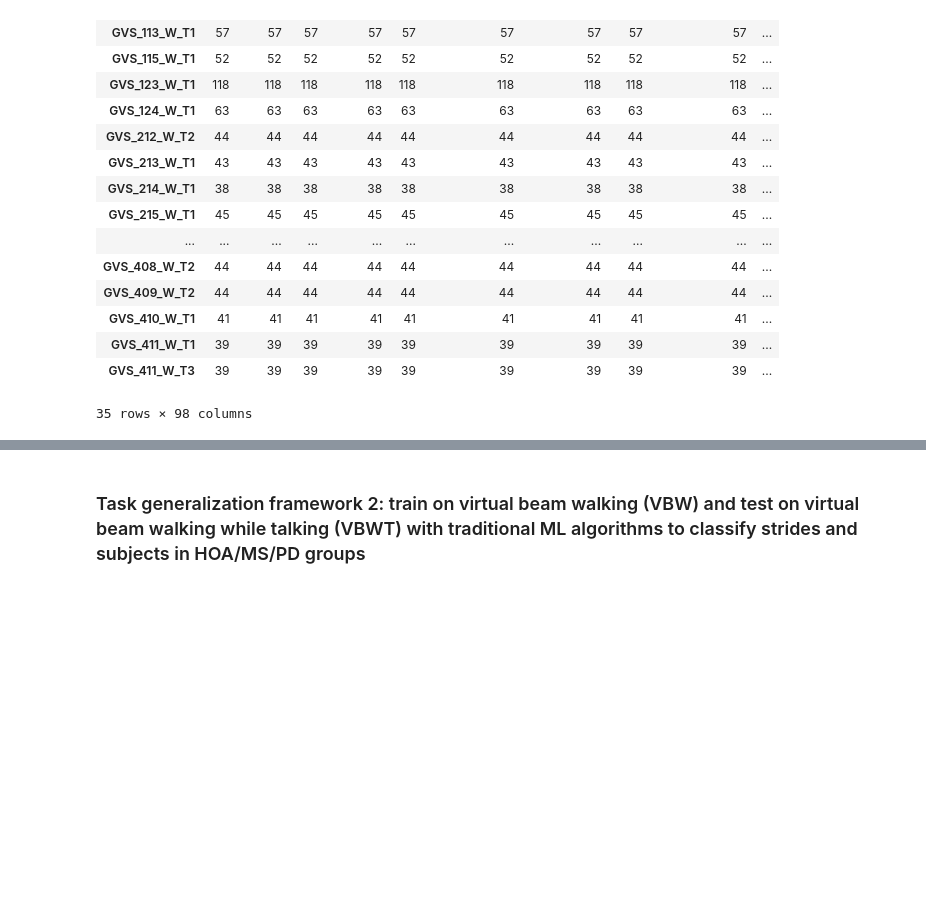
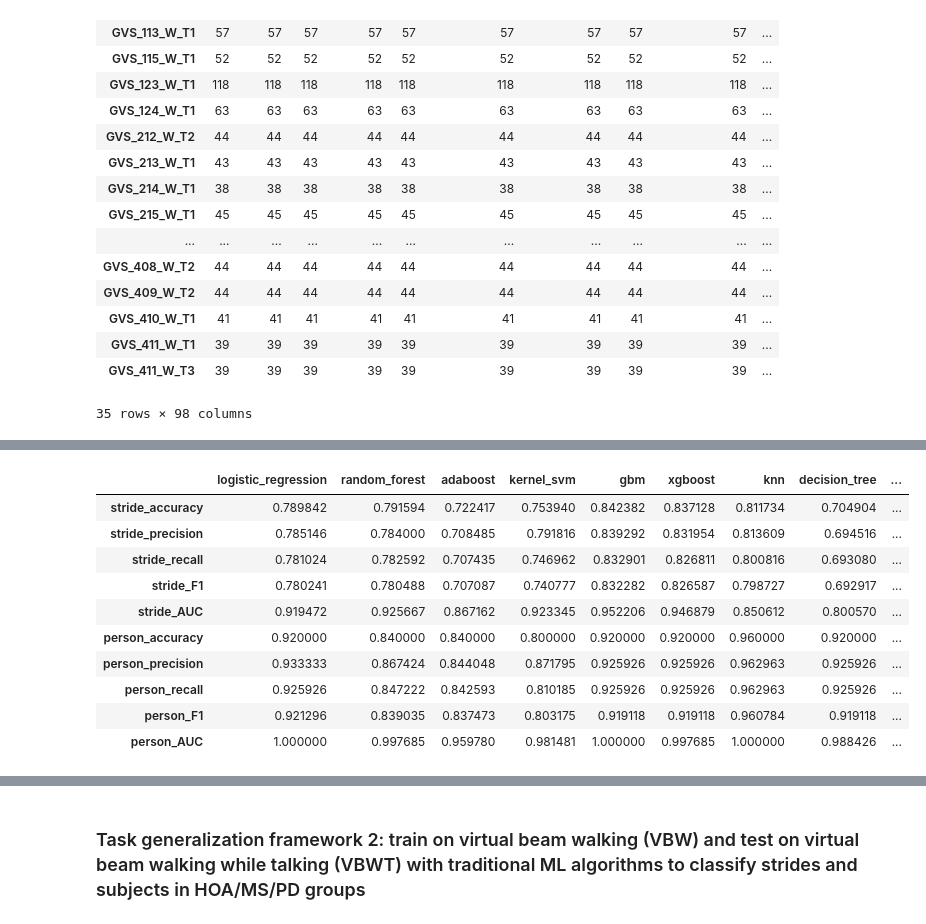
Before and after one commit to kaurrachneet6/Vision-Based-Gait-Analysis-Framework-for-Predicting-Multiple-Sclerosis, a Jupyter notebook: Machine Learning/TaskGeneralize_MLtraditional.ipynb, the cells around one changed output, grey strips where cells are left out. Saved outputs shown, nothing was run; the diff lists cells and outputs as text; code cells hidden in the pictures; blank space fills up the shorter version.

```diff
--- a/Machine Learning/TaskGeneralize_MLtraditional.ipynb
+++ b/Machine Learning/TaskGeneralize_MLtraditional.ipynb
@@ -99,8 +104,14 @@ def models(trainX, trainY, testX, testY, model_name = 'random_forest', framework
     Arguments: training set: trainX, testX, testing set: testX, testY, model: model_name, framework
     Returns: Prediction probabilities for HOA/MS/PD and stride and subject wise evaluation metrics
     (Accuracy, Precision, Recall, F1 and AUC)
+    Make sure the strides of same subject do not appear in both training and validation sets made out of trial W
     '''
     trainY1 = trainY['label'] #Dropping the PID
+    #Make sure subjects are not mixed in training and validation sets, i.e. strides of same subject are either
+    #in training set or in validation set
+    groups_ = Y['PID']
+    #We use stratified group K-fold to sample our strides data
+    gkf = StratifiedGroupKFold(n_splits=5)
 
     if(model_name == 'random_forest'): #Random Forest
         grid = {
@@ -111,7 +122,9 @@ def models(trainX, trainY, testX, testY, model_name = 'random_forest', framework
        'min_samples_leaf':[1,2,0.1,0.05]
         }
         rf_grid = RandomForestClassifier(random_state=0)
-        grid_search = GridSearchCV(estimator = rf_grid, param_grid = grid, scoring='accuracy', n_jobs = 1, cv = 5)
+        #Make sure the strides of same subject do not appear in both training and validation sets made out of trial W
+        grid_search = GridSearchCV(estimator = rf_grid, param_grid = grid, scoring='accuracy', n_jobs = 1, \
+                                   cv=gkf.split(trainX, trainY1, groups=groups_))
 
     if(model_name == 'adaboost'): #Adaboost
         ada_grid = AdaBoostClassifier(random_state=0)
@@ -119,14 +132,16 @@ def models(trainX, trainY, testX, testY, model_name = 'random_forest', framework
         'n_estimators':[50, 75, 100, 125, 150],\
         'learning_rate':[0.01,.1, 1, 1.5, 2]\
         }
-        grid_search = GridSearchCV(ada_grid, param_grid = grid, scoring='accuracy', n_jobs = 1, cv=5)
+        grid_search = GridSearchCV(ada_grid, param_grid = grid, scoring='accuracy', n_jobs = 1, \
+                                   cv=gkf.split(trainX, trainY1, groups=groups_))
 
     if(model_name == 'kernel_svm'): #RBF SVM
         svc_grid = SVC(kernel = 'rbf', probability=True, random_state=0)
         grid = {
         'gamma':[0.0001, 0.001, 0.1, 1, 10, ]\
         }
-        grid_search = GridSearchCV(svc_grid, param_grid=grid, scoring='accuracy', n_jobs = 1, cv=5)
+        grid_search = GridSearchCV(svc_grid, param_grid=grid, scoring='accuracy', n_jobs = 1, \
+                                  cv=gkf.split(trainX, trainY1, groups=groups_))
 
     if(model_name == 'gbm'): #GBM
         gbm_grid = GradientBoostingClassifier(random_state=0)
@@ -138,7 +153,8 @@ def models(trainX, trainY, testX, testY, model_name = 'random_forest', framework
         'min_samples_leaf':[1,3],\
         'max_features':[4, 5, 6]\
         }
-        grid_search = GridSearchCV(gbm_grid, param_grid=grid, scoring='accuracy', n_jobs = 1, cv=5)
+        grid_search = GridSearchCV(gbm_grid, param_grid=grid, scoring='accuracy', n_jobs = 1, \
+                                  cv=gkf.split(trainX, trainY1, groups=groups_))
 
     if(model_name=='xgboost'): #Xgboost
         xgb_grid = xgboost.XGBClassifier(random_state=0)
@@ -149,7 +165,8 @@ def models(trainX, trainY, testX, testY, model_name = 'random_forest', framework
             'colsample_bytree': [0.6, 0.8, 1.0],\
             'max_depth': [5, 7, 8]
         }
-        grid_search = GridSearchCV(xgb_grid, param_grid=grid, scoring='accuracy', n_jobs = 1, cv=5)
+        grid_search = GridSearchCV(xgb_grid, param_grid=grid, scoring='accuracy', n_jobs = 1, \
+                                  cv=gkf.split(trainX, trainY1, groups=groups_))
 
     if(model_name == 'knn'): #KNN
         knn_grid = KNeighborsClassifier()
@@ -157,14 +174,16 @@ def models(trainX, trainY, testX, testY, model_name = 'random_forest', framework
             'n_neighbors': [1, 3, 4, 5, 10],\
             'p': [1, 2, 3, 4, 5]\
         }
-        grid_search = GridSearchCV(knn_grid, param_grid=grid, scoring='accuracy', n_jobs = 1, cv=5)
+        grid_search = GridSearchCV(knn_grid, param_grid=grid, scoring='accuracy', n_jobs = 1, \
+                                  cv=gkf.split(trainX, trainY1, groups=groups_))
 
     if(model_name == 'decision_tree'): #Decision Tree
         dec_grid = DecisionTreeClassifier(random_state=0)
         grid = {
             'min_samples_split': range(2, 50),\
         }
-        grid_search = GridSearchCV(dec_grid, param_grid=grid, scoring='accuracy', n_jobs = 1, cv=5)
+        grid_search = GridSearchCV(dec_grid, param_grid=grid, scoring='accuracy', n_jobs = 1, \
+                                  cv=gkf.split(trainX, trainY1, groups=groups_))
 
     if(model_name == 'linear_svm'): #Linear SVM
         lsvm_grid = LinearSVC(random_state=0)
@@ -172,7 +191,8 @@ def models(trainX, trainY, testX, testY, model_name = 'random_forest', framework
             'loss': ['hinge','squared_hinge'],\
 
         }
-        grid_search = GridSearchCV(lsvm_grid, param_grid=grid, scoring='accuracy', n_jobs = 1, cv=5)
+        grid_search = GridSearchCV(lsvm_grid, param_grid=grid, scoring='accuracy', n_jobs = 1, \
+                                  cv=gkf.split(trainX, trainY1, groups=groups_))
 
     if(model_name == 'logistic_regression'): #Logistic regression
         grid_search = LogisticRegression(random_state=0)
@@ -204,9 +224,11 @@ def models(trainX, trainY, testX, testY, model_name = 'random_forest', framework
                                   (50, 100, 10, 5, 100, 25), (10, 10, 25, 50, 25, 5), (50, 50, 50, 50, 50, 20, 30, 100, 60)]
 
         }
-        grid_search = GridSearchCV(mlp_grid, param_grid=grid, scoring='accuracy', n_jobs = 1, cv=5)
+        grid_search = GridSearchCV(mlp_grid, param_grid=grid, scoring='accuracy', n_jobs = 1, \
+                                  cv=gkf.split(trainX, trainY1, groups=groups_))
 
-    grid_search.fit(trainX, trainY1) #Fitting on the training set to find the optimal hyperparameters
+    #Making sure that strides of same subjects do not mix in training and validation sets
+    grid_search.fit(trainX, trainY1, groups=groups_) #Fitting on the training set to find the optimal hyperparameters
 #     print('best score: ', grid_search.best_score_)
 #     print('best_params: ', grid_search.best_params_, grid_search.best_index_)
 #     print('Mean cv accuracy on test set:', grid_search.cv_results_['mean_test_score'][grid_search.best_index_])
@@ -478,2 +528,16 @@ random_forest
+# %%
+metrics
+# %% [output]
+|  | logistic_regression | random_forest | adaboost | kernel_svm | gbm | xgboost | knn | decision_tree | ... |
+| stride_accuracy | 0.789842 | 0.791594 | 0.722417 | 0.753940 | 0.842382 | 0.837128 | 0.811734 | 0.704904 | ... |
+| stride_precision | 0.785146 | 0.784000 | 0.708485 | 0.791816 | 0.839292 | 0.831954 | 0.813609 | 0.694516 | ... |
+| stride_recall | 0.781024 | 0.782592 | 0.707435 | 0.746962 | 0.832901 | 0.826811 | 0.800816 | 0.693080 | ... |
+| stride_F1 | 0.780241 | 0.780488 | 0.707087 | 0.740777 | 0.832282 | 0.826587 | 0.798727 | 0.692917 | ... |
+| stride_AUC | 0.919472 | 0.925667 | 0.867162 | 0.923345 | 0.952206 | 0.946879 | 0.850612 | 0.800570 | ... |
+| person_accuracy | 0.920000 | 0.840000 | 0.840000 | 0.800000 | 0.920000 | 0.920000 | 0.960000 | 0.920000 | ... |
+| person_precision | 0.933333 | 0.867424 | 0.844048 | 0.871795 | 0.925926 | 0.925926 | 0.962963 | 0.925926 | ... |
+| person_recall | 0.925926 | 0.847222 | 0.842593 | 0.810185 | 0.925926 | 0.925926 | 0.962963 | 0.925926 | ... |
+| person_F1 | 0.921296 | 0.839035 | 0.837473 | 0.803175 | 0.919118 | 0.919118 | 0.960784 | 0.919118 | ... |
+| person_AUC | 1.000000 | 0.997685 | 0.959780 | 0.981481 | 1.000000 | 0.997685 | 1.000000 | 0.988426 | ... |
 # %%
 plot_ROC(ml_models, testY, predicted_probs_person, framework)
```
Also changed, not shown: parts of 10 cells of this notebook.
